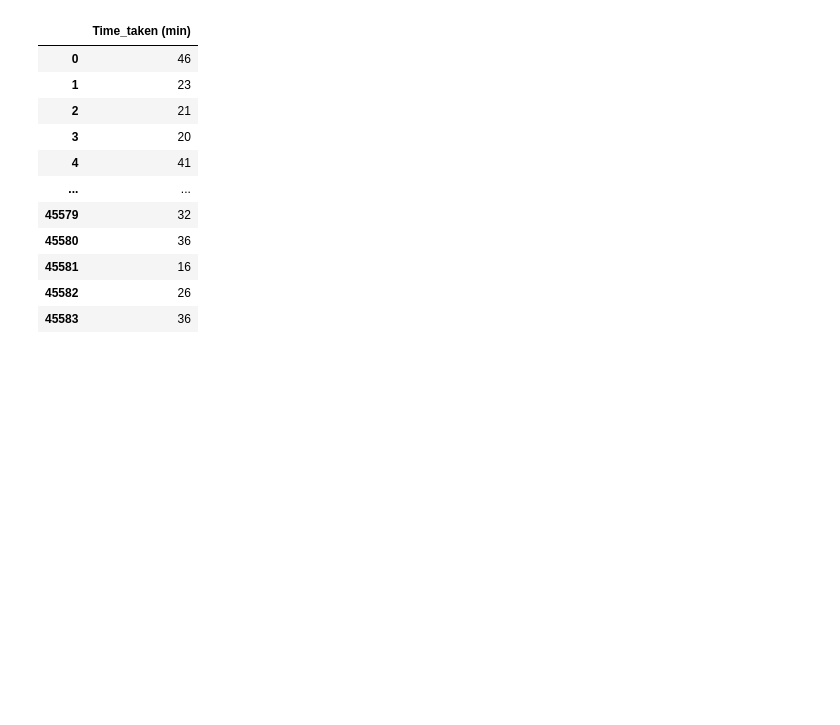
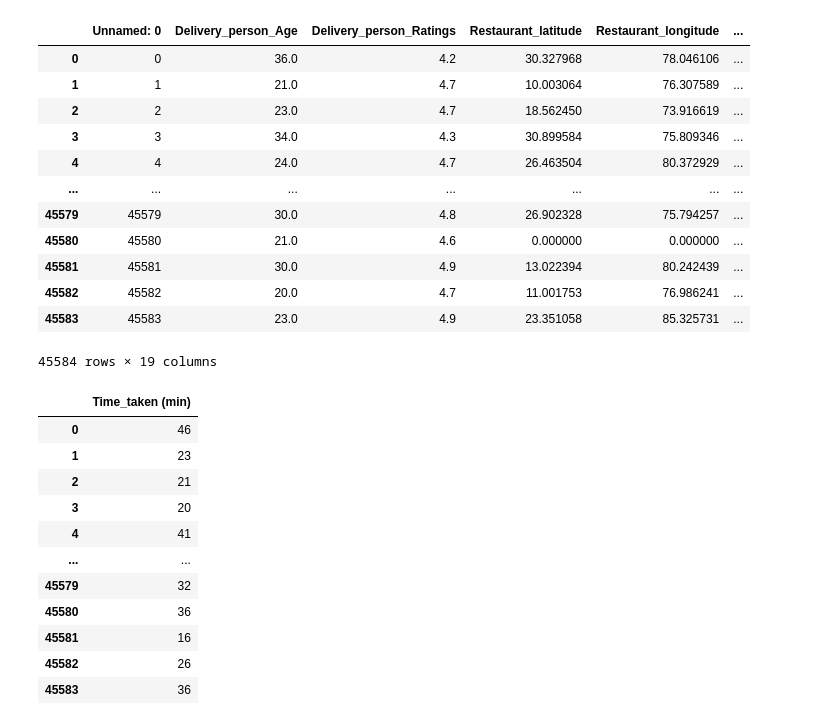
Before and after one commit to Shreyashchawda12/Delivery_Time_Prediction, a Jupyter notebook: Notebook/Model_Training1.ipynb, the cells around one changed output. Saved outputs shown, nothing was run; the diff lists cells and outputs as text; code cells hidden in the pictures; blank space fills up the shorter version.

```diff
--- a/Notebook/Model_Training1.ipynb
+++ b/Notebook/Model_Training1.ipynb
@@ -19 +17,17 @@ SyntaxError: invalid syntax (2736414654.py, line 1)
+# %%
+df
+# %% [output]
+|  | Unnamed: 0 | Delivery_person_Age | Delivery_person_Ratings | Restaurant_latitude | Restaurant_longitude | ... |
+| 0 | 0 | 36.0 | 4.2 | 30.327968 | 78.046106 | ... |
+| 1 | 1 | 21.0 | 4.7 | 10.003064 | 76.307589 | ... |
+| 2 | 2 | 23.0 | 4.7 | 18.562450 | 73.916619 | ... |
+| 3 | 3 | 34.0 | 4.3 | 30.899584 | 75.809346 | ... |
+| 4 | 4 | 24.0 | 4.7 | 26.463504 | 80.372929 | ... |
+| ... | ... | ... | ... | ... | ... | ... |
+| 45579 | 45579 | 30.0 | 4.8 | 26.902328 | 75.794257 | ... |
+| 45580 | 45580 | 21.0 | 4.6 | 0.000000 | 0.000000 | ... |
+| 45581 | 45581 | 30.0 | 4.9 | 13.022394 | 80.242439 | ... |
+| 45582 | 45582 | 20.0 | 4.7 | 11.001753 | 76.986241 | ... |
+| 45583 | 45583 | 23.0 | 4.9 | 23.351058 | 85.325731 | ... |
+45584 rows × 19 columns
 # %%
```
Also changed, not shown: parts of 13 cells of this notebook, 24 other files.
